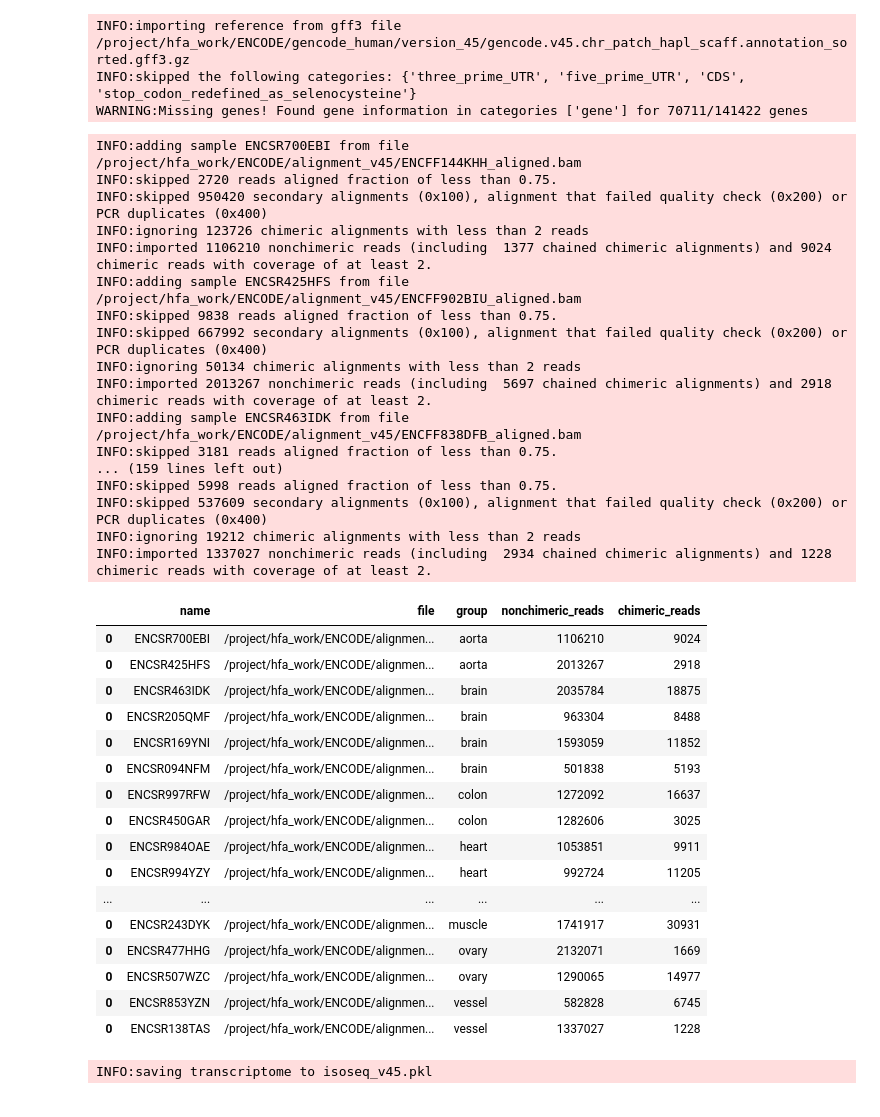
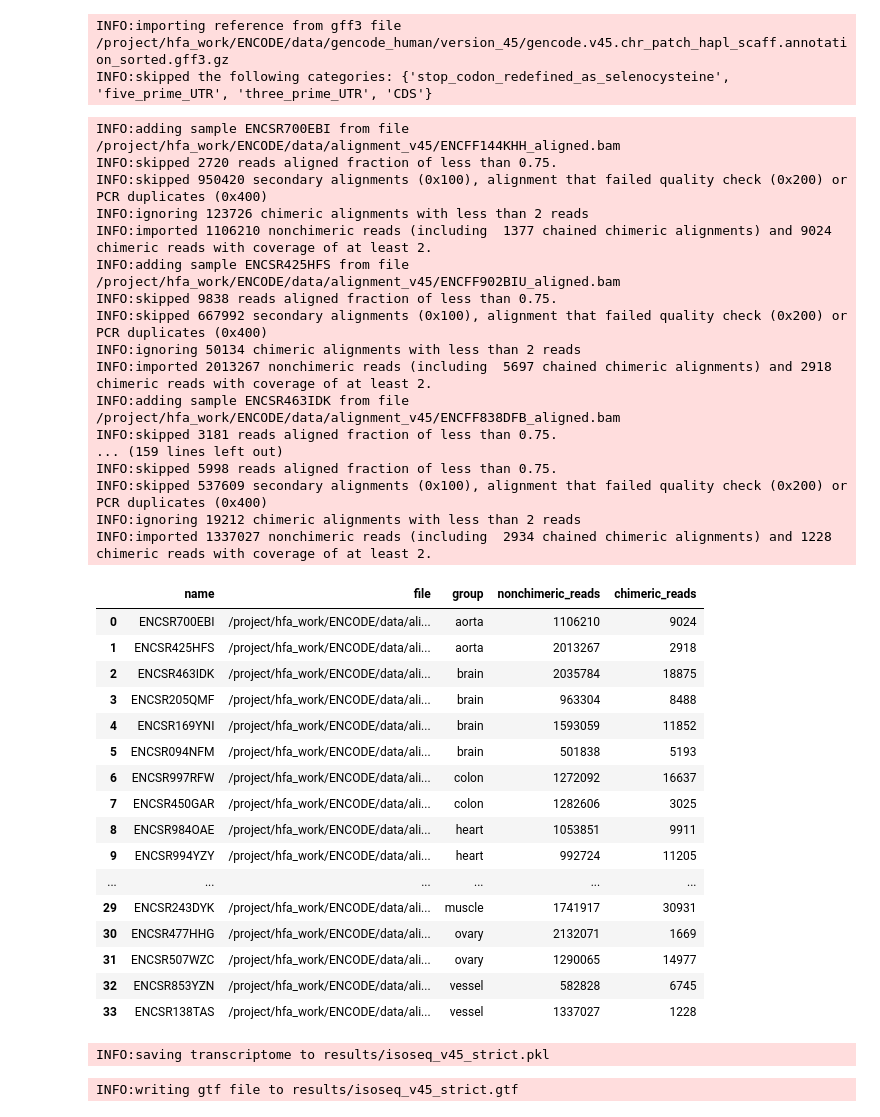
Before and after one commit to IceFreez3r/master-thesis, a Jupyter notebook: notebooks/IsoTools.ipynb, the cells around one changed output. Saved outputs shown, nothing was run; the diff lists cells and outputs as text; code cells hidden in the pictures.

```diff
--- a/notebooks/IsoTools.ipynb
+++ b/notebooks/IsoTools.ipynb
@@ -3,7 +12,7 @@ import pandas as pd
 import matplotlib.pyplot as plt
 import os
 
-path = '/project/hfa_work/ENCODE'
+path = '/project/hfa_work/ENCODE/data'
 alignment_path = 'alignment_v45'
 genome_file = 'GRCh38.p14.genome.fa'
 genome_path = os.path.join(path, 'gencode_human/version_45', genome_file)
@@ -12,5 +19,5 @@ INFO:This is isotools version 0.3.4
 # %%
-metadata_file = 'metadata_tissue.tsv'
+metadata_file = 'reads/metadata_tissue.tsv'
 metadata = pd.read_csv(os.path.join(path, metadata_file), sep='\t')
 metadata
 # %% [output]
@@ -28,64 +53,70 @@ annotation_file=os.path.join(path, 'gencode_human/version_45', 'gencode.v45.chr_
 #create the IsoTools transcriptome object from the reference annotation
 isoseq=Transcriptome.from_reference(annotation_file)
 # %% [output]
-INFO:importing reference from gff3 file /project/hfa_work/ENCODE/gencode_human/version_45/gencode.v45.chr_patch_hapl_scaff.annotation_sorted.gff3.gz
-INFO:skipped the following categories: {'three_prime_UTR', 'five_prime_UTR', 'CDS', 'stop_codon_redefined_as_selenocysteine'}
-WARNING:Missing genes! Found gene information in categories ['gene'] for 70711/141422 genes
+INFO:importing reference from gff3 file /project/hfa_work/ENCODE/data/gencode_human/version_45/gencode.v45.chr_patch_hapl_scaff.annotation_sorted.gff3.gz
+INFO:skipped the following categories: {'stop_codon_redefined_as_selenocysteine', 'five_prime_UTR', 'three_prime_UTR', 'CDS'}
 # %%
 for i, row in metadata.iterrows():
     sample_name = row['sample ID']
     # file is the full (wrong) path, we just need the filename without the extension
     sample_file = os.path.join(path, alignment_path, row['file'].split('/')[-1].split('.')[0] + '_aligned.bam')
     if not os.path.exists(sample_file):
         logger.error(f'File {sample_file} does not exist')
         continue
     group = row['group']
-    isoseq.add_sample_from_bam(fn=sample_file, sample_name=sample_name, group=group)
+    isoseq.add_sample_from_bam(fn=sample_file, sample_name=sample_name, group=group, strictness=20)
 isoseq.sample_table
 # %% [output]
-INFO:adding sample ENCSR700EBI from file /project/hfa_work/ENCODE/alignment_v45/ENCFF144KHH_aligned.bam
+INFO:adding sample ENCSR700EBI from file /project/hfa_work/ENCODE/data/alignment_v45/ENCFF144KHH_aligned.bam
 INFO:skipped 2720 reads aligned fraction of less than 0.75.
 INFO:skipped 950420 secondary alignments (0x100), alignment that failed quality check (0x200) or PCR duplicates (0x400)
 INFO:ignoring 123726 chimeric alignments with less than 2 reads
 INFO:imported 1106210 nonchimeric reads (including  1377 chained chimeric alignments) and 9024 chimeric reads with coverage of at least 2.
-INFO:adding sample ENCSR425HFS from file /project/hfa_work/ENCODE/alignment_v45/ENCFF902BIU_aligned.bam
+INFO:adding sample ENCSR425HFS from file /project/hfa_work/ENCODE/data/alignment_v45/ENCFF902BIU_aligned.bam
 INFO:skipped 9838 reads aligned fraction of less than 0.75.
 INFO:skipped 667992 secondary alignments (0x100), alignment that failed quality check (0x200) or PCR duplicates (0x400)
 INFO:ignoring 50134 chimeric alignments with less than 2 reads
 INFO:imported 2013267 nonchimeric reads (including  5697 chained chimeric alignments) and 2918 chimeric reads with coverage of at least 2.
-INFO:adding sample ENCSR463IDK from file /project/hfa_work/ENCODE/alignment_v45/ENCFF838DFB_aligned.bam
+INFO:adding sample ENCSR463IDK from file /project/hfa_work/ENCODE/data/alignment_v45/ENCFF838DFB_aligned.bam
 INFO:skipped 3181 reads aligned fraction of less than 0.75.
 ... (159 lines left out)
 INFO:skipped 5998 reads aligned fraction of less than 0.75.
 INFO:skipped 537609 secondary alignments (0x100), alignment that failed quality check (0x200) or PCR duplicates (0x400)
 INFO:ignoring 19212 chimeric alignments with less than 2 reads
 INFO:imported 1337027 nonchimeric reads (including  2934 chained chimeric alignments) and 1228 chimeric reads with coverage of at least 2.
 |  | name | file | group | nonchimeric_reads | chimeric_reads |
-| 0 | ENCSR700EBI | /project/hfa_work/ENCODE/alignmen... | aorta | 1106210 | 9024 |
-| 0 | ENCSR425HFS | /project/hfa_work/ENCODE/alignmen... | aorta | 2013267 | 2918 |
-| 0 | ENCSR463IDK | /project/hfa_work/ENCODE/alignmen... | brain | 2035784 | 18875 |
-| 0 | ENCSR205QMF | /project/hfa_work/ENCODE/alignmen... | brain | 963304 | 8488 |
-| 0 | ENCSR169YNI | /project/hfa_work/ENCODE/alignmen... | brain | 1593059 | 11852 |
-| 0 | ENCSR094NFM | /project/hfa_work/ENCODE/alignmen... | brain | 501838 | 5193 |
-| 0 | ENCSR997RFW | /project/hfa_work/ENCODE/alignmen... | colon | 1272092 | 16637 |
-| 0 | ENCSR450GAR | /project/hfa_work/ENCODE/alignmen... | colon | 1282606 | 3025 |
-| 0 | ENCSR984OAE | /project/hfa_work/ENCODE/alignmen... | heart | 1053851 | 9911 |
-| 0 | ENCSR994YZY | /project/hfa_work/ENCODE/alignmen... | heart | 992724 | 11205 |
+| 0 | ENCSR700EBI | /project/hfa_work/ENCODE/data/ali... | aorta | 1106210 | 9024 |
+| 1 | ENCSR425HFS | /project/hfa_work/ENCODE/data/ali... | aorta | 2013267 | 2918 |
+| 2 | ENCSR463IDK | /project/hfa_work/ENCODE/data/ali... | brain | 2035784 | 18875 |
+| 3 | ENCSR205QMF | /project/hfa_work/ENCODE/data/ali... | brain | 963304 | 8488 |
+| 4 | ENCSR169YNI | /project/hfa_work/ENCODE/data/ali... | brain | 1593059 | 11852 |
+| 5 | ENCSR094NFM | /project/hfa_work/ENCODE/data/ali... | brain | 501838 | 5193 |
+| 6 | ENCSR997RFW | /project/hfa_work/ENCODE/data/ali... | colon | 1272092 | 16637 |
+| 7 | ENCSR450GAR | /project/hfa_work/ENCODE/data/ali... | colon | 1282606 | 3025 |
+| 8 | ENCSR984OAE | /project/hfa_work/ENCODE/data/ali... | heart | 1053851 | 9911 |
+| 9 | ENCSR994YZY | /project/hfa_work/ENCODE/data/ali... | heart | 992724 | 11205 |
 | ... | ... | ... | ... | ... | ... |
-| 0 | ENCSR243DYK | /project/hfa_work/ENCODE/alignmen... | muscle | 1741917 | 30931 |
-| 0 | ENCSR477HHG | /project/hfa_work/ENCODE/alignmen... | ovary | 2132071 | 1669 |
-| 0 | ENCSR507WZC | /project/hfa_work/ENCODE/alignmen... | ovary | 1290065 | 14977 |
-| 0 | ENCSR853YZN | /project/hfa_work/ENCODE/alignmen... | vessel | 582828 | 6745 |
-| 0 | ENCSR138TAS | /project/hfa_work/ENCODE/alignmen... | vessel | 1337027 | 1228 |
+| 29 | ENCSR243DYK | /project/hfa_work/ENCODE/data/ali... | muscle | 1741917 | 30931 |
+| 30 | ENCSR477HHG | /project/hfa_work/ENCODE/data/ali... | ovary | 2132071 | 1669 |
+| 31 | ENCSR507WZC | /project/hfa_work/ENCODE/data/ali... | ovary | 1290065 | 14977 |
+| 32 | ENCSR853YZN | /project/hfa_work/ENCODE/data/ali... | vessel | 582828 | 6745 |
+| 33 | ENCSR138TAS | /project/hfa_work/ENCODE/data/ali... | vessel | 1337027 | 1228 |
 # %%
 # compute qc metrics
 isoseq.add_qc_metrics(genome_path)
 # add ORF predictions
 isoseq.add_orf_prediction(genome_path)
 # %%
-isoseq.save('isoseq_v45.pkl')
+isoseq.save('results/isoseq_v45_strict.pkl')
 # %% [output]
-INFO:saving transcriptome to isoseq_v45.pkl
+INFO:saving transcriptome to results/isoseq_v45_strict.pkl
+# %%
+isoseq.write_gtf(f'results/isoseq_v45_strict.gtf',
+                 source='isoseq', min_coverage=5,
+                 gzip=False,
+                 query="")
+# %% [output]
+INFO:writing gtf file to results/isoseq_v45_strict.gtf
 # %%
 # export transcript table with the same filter criteria:
 transcript_tab=isoseq.transcript_table( groups=isoseq.groups(),tpm=True,coverage=True,
```
Also changed, not shown: parts of 6 cells of this notebook, 7 other files.
